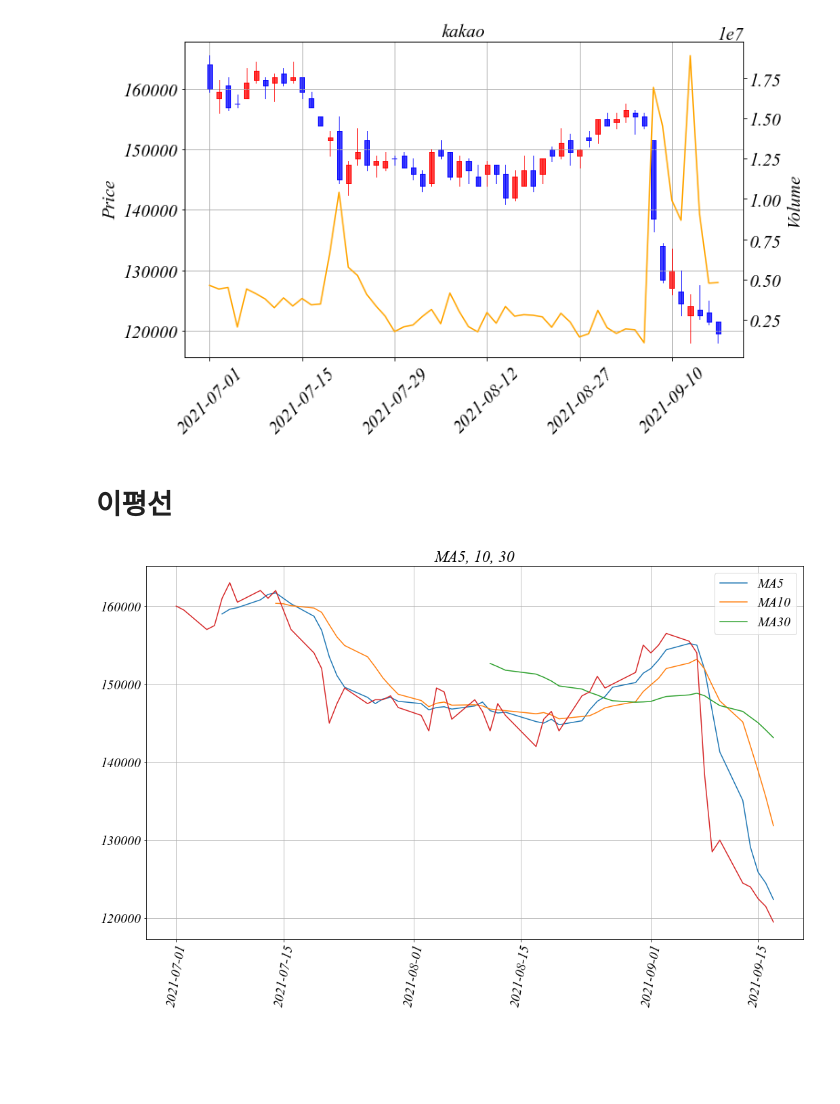
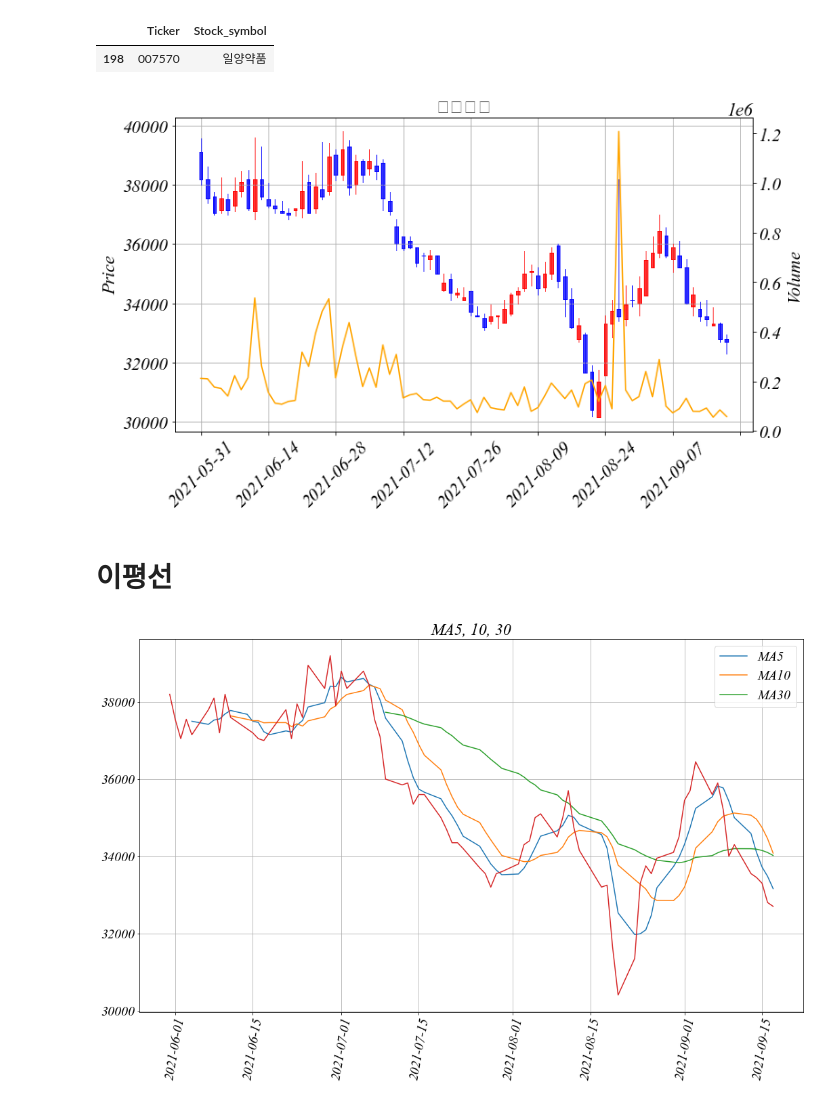
Before and after one commit to Whenever-Wherever-However/practice, a Jupyter notebook: The Richest/practice_2/pra_2.ipynb, the cells around one changed output. Cells and saved outputs as stored; diff of their text form; code cells hidden in the pictures; blank space fills up the shorter version.

```diff
--- a/The Richest/practice_2/pra_2.ipynb
+++ b/The Richest/practice_2/pra_2.ipynb
@@ -10,0 +12,7 @@ from mplfinance.original_flavor import candlestick2_ohlc
+# %%
+kospi200_df = pd.read_csv(os.getcwd() + '\KOSPI200_Ticker.csv',encoding = 'cp949')
+kospi200_df = kospi200_df.astype(str)
+kospi200_df.rename(columns = {'종목코드' : 'Ticker','종목명':'Stock_symbol'},inplace = True)
+kospi200_df = kospi200_df[['Ticker','Stock_symbol']].copy(deep = True)
+kospi200_df['Ticker'] = kospi200_df['Ticker'].apply(lambda x : x.zfill(6))
+kospi200_df
@@ -11,10 +33,16 @@ from mplfinance.original_flavor import candlestick2_ohlc
+# %%
+target = kospi200_df[kospi200_df['Stock_symbol']=='일양약품']
+target
+# %% [output]
+|  | Ticker | Stock_symbol |
+| 198 | 007570 | 일양약품 |
 # %%
-event = "kakao"
-event_number = "035720"
-start = datetime.datetime(2021,7,1)
+Ticker_number = target['Ticker'].to_string(header = False,index = False)
+Stock_Symbol = target['Stock_symbol'].to_string(header = False,index = False)
+start = datetime.datetime(2021,5,30)
 end = datetime.datetime(2021,9,18)
 # %%
-table = pdr.naver.NaverDailyReader(event_number,start,end).read()
+table = pdr.naver.NaverDailyReader(Ticker_number,start,end).read()
 table.tail(10)
 
 table = table.astype(int)
@@ -22,10 +50,7 @@ x_date = table.index.astype(str)
 # %%
 fig, ax = plt.subplots()
 
-
-
 ax.plot(x_date,[numpy.nan for _ in range(len(x_date))])
-
 
 candlestick2_ohlc(ax,table['Open'],table['High'],table['Low'],table['Close'],width=0.5,colorup='r',colordown='b')
 plt.xticks(rotation=45)
@@ -42,35 +67,35 @@ first_chart_ylabel_color = 'black'
 
 second_chart_color = 'orange'
 second_chart_xlabel_color = 'black'
 second_chart_ylabel_color = 'black'
 
 
 ax2 = ax.twinx()
 ax2.set_xscale('linear')
 
 ax2.plot(x_date,table.Volume,color = second_chart_color)
 
 
 
 ax.xaxis.set_major_locator(ticker.AutoLocator())
 
-plt.title(event,fontsize=20)
+plt.title(Stock_Symbol,fontsize=20)
 ax.set_ylabel('Price',color = first_chart_xlabel_color)
 ax2.set_ylabel('Volume',color = first_chart_ylabel_color)
 
 
 
 fig.tight_layout()
 fig.set_size_inches(15,10,forward=True)
 
 plt.rcParams['font.family'] = 'Times New Roman'
 plt.rcParams['font.size'] = 20
 plt.rcParams['font.style'] = 'oblique'
 
 
 plt.show()
 # %% [output]
-[figure, old version]
+[figure, new version]
 # %% [markdown]
 # 이평선
 # %%
@@ -95,7 +120,7 @@ plt.tight_layout()
 plt.grid()
 plt.show()
 # %% [output]
-[figure, old version]
+[figure, new version]
 # %%
 # 추가 설명 (Yahoo Finance에서 종목코드 찾기)
 
```
Also changed, not shown: parts of 3 cells of this notebook, 2 other files.
